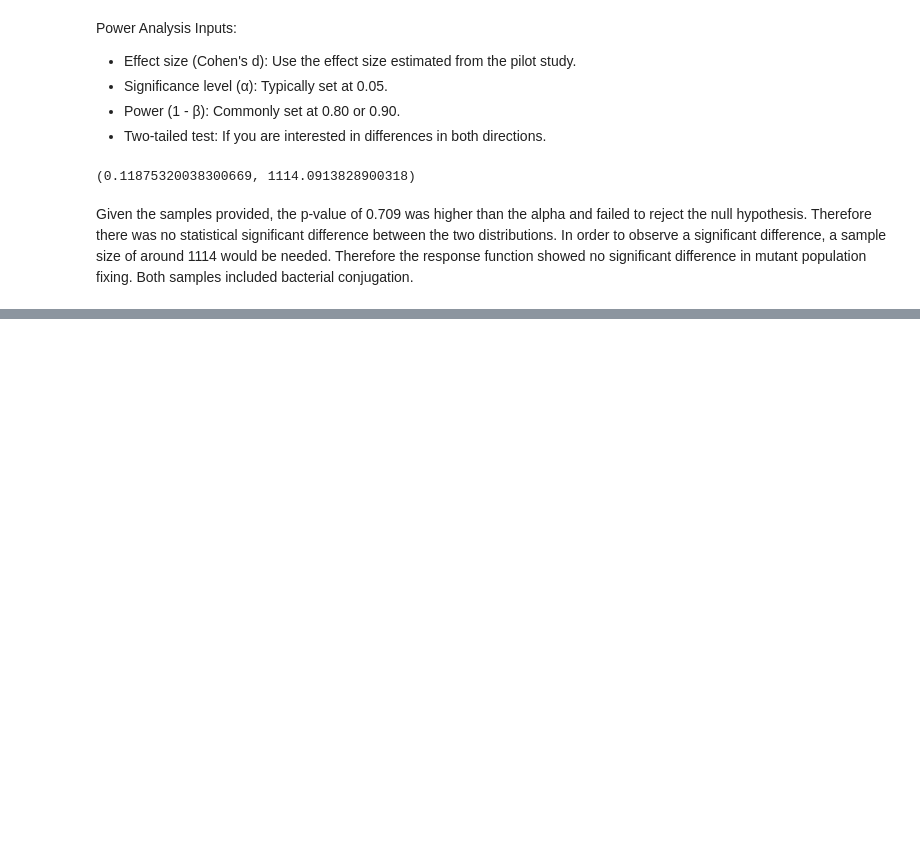
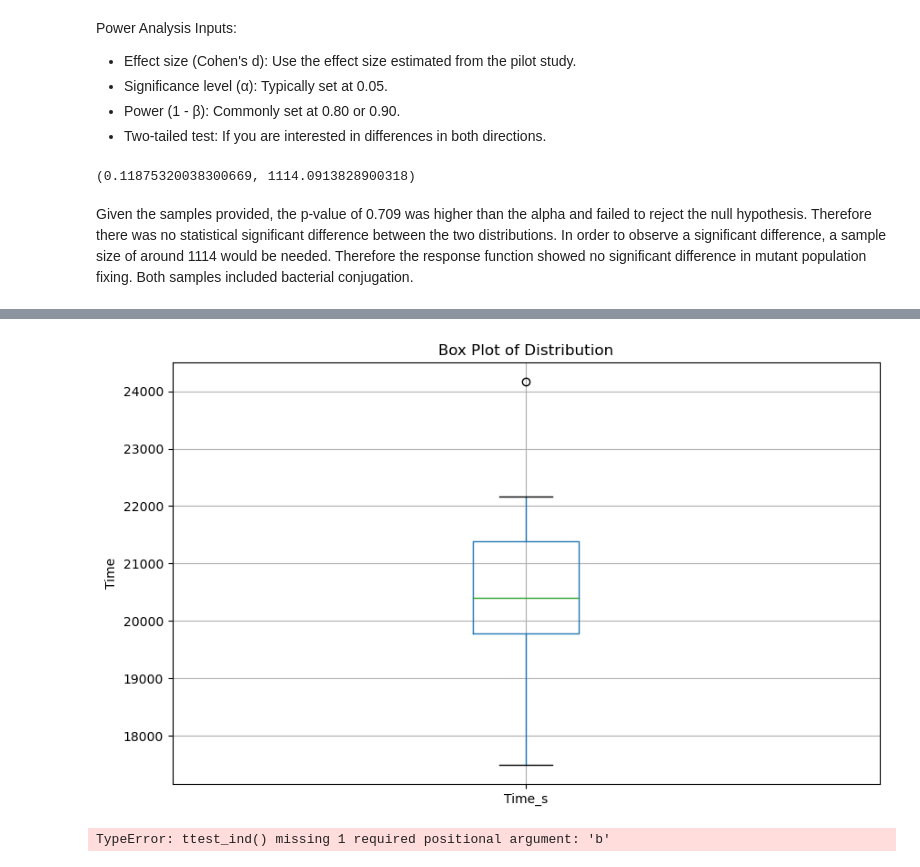
Before and after one commit to Frood-for-Thought/Bac_Evol_SSA, a Jupyter notebook: Experiment 1/Analysis.ipynb, the cells around one changed output, grey strips where cells are left out. Cells and saved outputs as stored; diff of their text form; code cells hidden in the pictures; blank space fills up the shorter version.

```diff
--- a/Experiment 1/Analysis.ipynb
+++ b/Experiment 1/Analysis.ipynb
@@ -73,3 +86,6 @@ effect_size, required_sample_size
 (0.11875320038300669, 1114.0913828900318)
 # %% [markdown]
 Given the samples provided, the p-value of 0.709 was higher than the alpha and failed to reject the null hypothesis.  Therefore there was no statistical significant difference between the two distributions.  In order to observe a significant difference, a sample size of around 1114 would be needed.  Therefore the response function showed no significant difference in mutant population fixing.  Both samples included bacterial conjugation.
+# %%
+no_ra_no_conj_df = pd.read_excel('Time_for_Bac_Fix_All_Subjects.xlsx', sheet_name='No R_a No Conj')
+no_ra_no_conj_df.head()
@@ -75,0 +99,26 @@ Given the samples provided, the p-value of 0.709 was higher than the alpha and f
+# %%
+# Step 1: Visualize the Data
+plt.figure(figsize=(10, 6))
+no_ra_no_conj_df[['Time_s']].boxplot()
+plt.title('Box Plot of Distribution')
+plt.ylabel('Time')
+plt.show()
+
+# Step 2: Descriptive Statistics
+mean_no_Ra_no_conj = no_ra_no_conj_df['Time_s'].mean()
+std_no_Ra_no_conj = no_ra_no_conj_df['Time_s'].std()
+
+descriptive_stats = pd.DataFrame({
+    'Mean': [mean_no_Ra_no_conj],
+    'Standard Deviation': [std_no_Ra_no_conj]
+}, index=['No R_a No Conjugation'])
+
+# Step 3: Statistical Test
+t_stat, p_value = ttest_ind(no_ra_no_conj_df['Time_s'])
+
+print(descriptive_stats)
+print(f"t-stat = {t_stat}")
+print(f"p value = {p_value}")
+# %% [output]
+[figure, added]
+TypeError: ttest_ind() missing 1 required positional argument: 'b'
```
Also changed, not shown: parts of 6 cells of this notebook, 1 other file.
